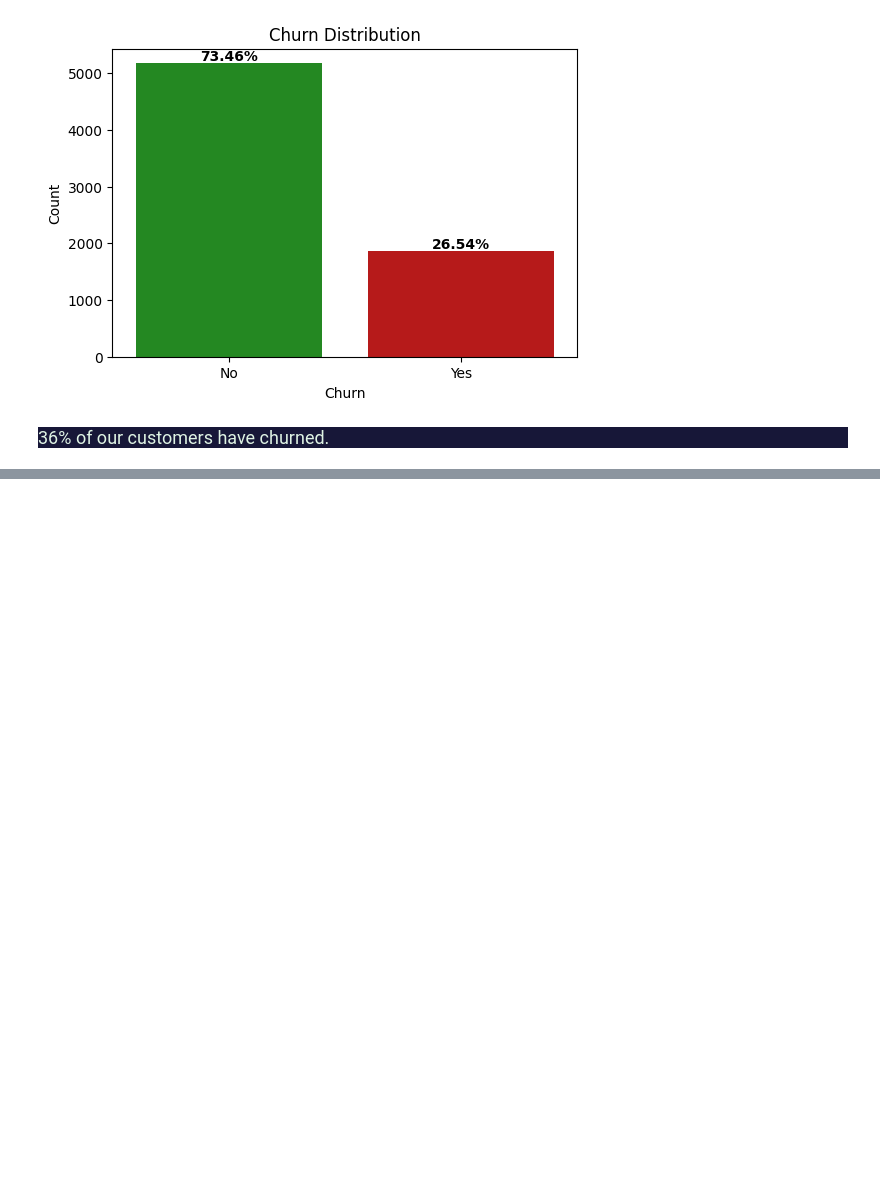
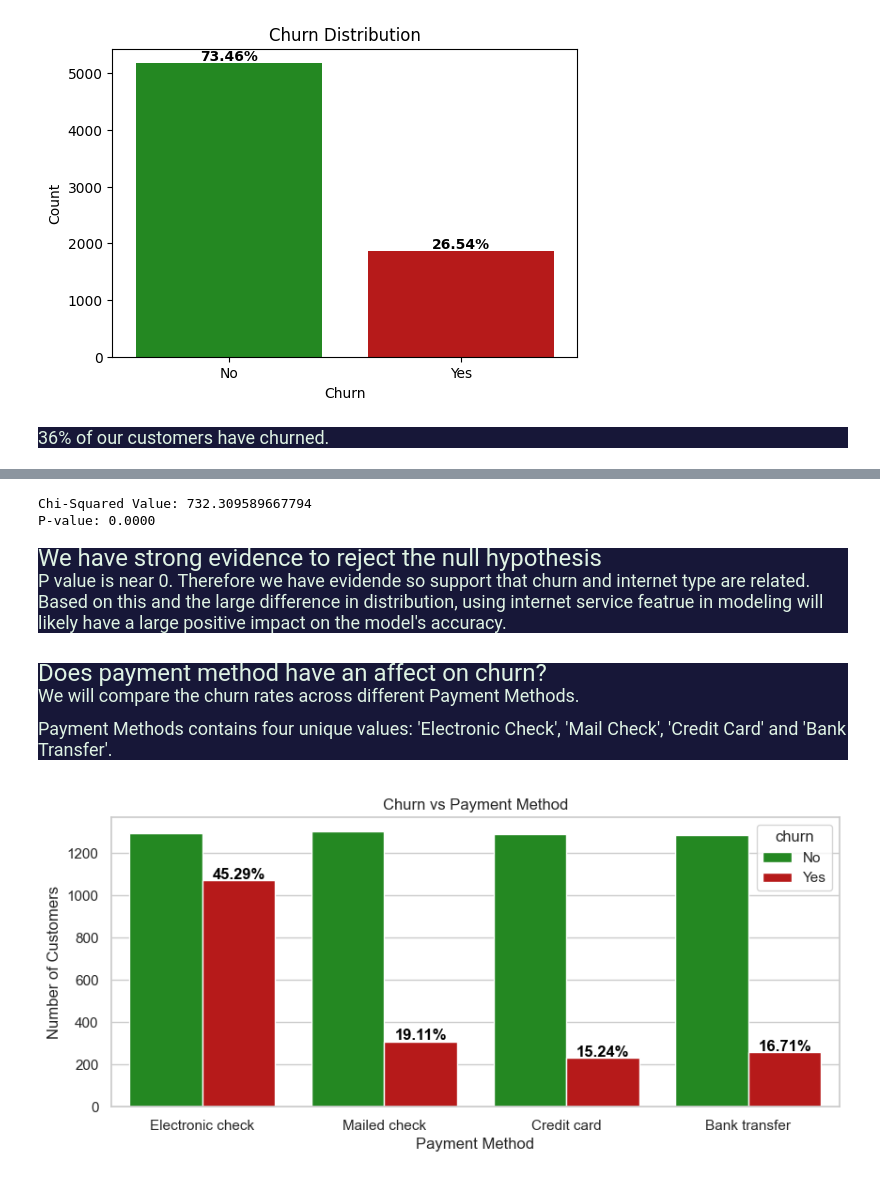
Before and after one commit to Jonathan-Garcia1/Telco_Churn, a Jupyter notebook: final_report copy.ipynb, the cells around one changed output, grey strips where cells are left out. Saved outputs shown, nothing was run; the diff lists cells and outputs as text; code cells hidden in the pictures; blank space fills up the shorter version.

```diff
--- a/final_report copy.ipynb
+++ b/final_report copy.ipynb
@@ -76,0 +166,21 @@ plot_churn_distribution(df)
+# %%
+# Perform Chi-Test
+chi2_internet_service_type(df)
+# %% [output]
+Chi-Squared Value: 732.309589667794
+P-value: 0.0000
+# %% [markdown]
+<div style='background-color: #171738; padding-left: 40px; padding-top: 10px; padding-bottom: 10px; padding-right: 10px; color: #DFF3E4; font-size: 18px; box-sizing: border-box;'><font size="5">We have strong evidence to reject the null hypothesis</font>
+
+P value is near 0. Therefore we have evidende so support that churn and internet type are related. Based on this and the large difference in distribution, using internet service featrue in modeling will likely have a large positive impact on the model's accuracy.
+# %% [markdown]
+<div style='background-color: #171738; padding-left: 40px; padding-top: 10px; padding-bottom: 10px; padding-right: 10px; color: #DFF3E4; font-size: 18px; box-sizing: border-box;'><font size="5">Does payment method have an affect on churn?</font>
+
+We will compare the churn rates across different Payment Methods.
+
+Payment Methods contains four unique values: 'Electronic Check', 'Mail Check', 'Credit Card' and 'Bank Transfer'.
+# %%
+#Display churn vs payment method
+plot_churn_vs_payment_method(df)
+# %% [output]
+[figure, added]
```
Also changed, not shown: parts of 37 cells of this notebook.
